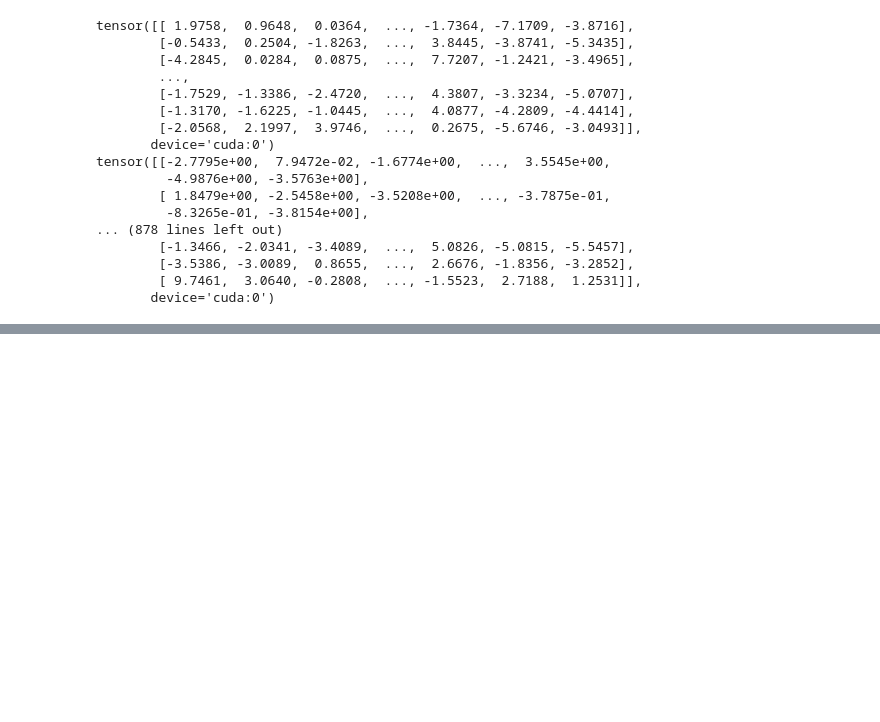
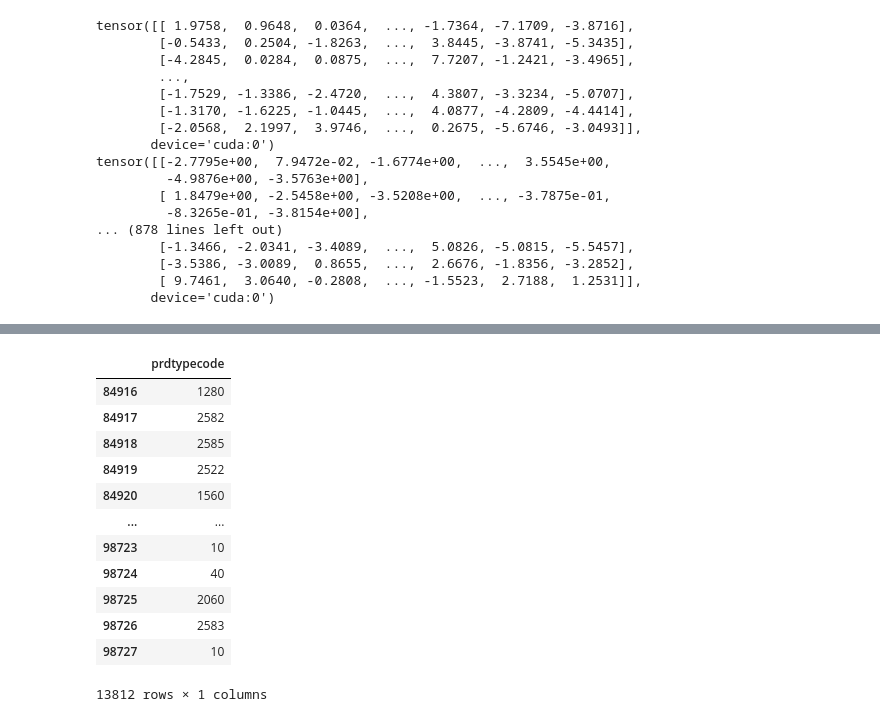
Before and after one commit to gatienc/multimodal_product_data_classification, a Jupyter notebook: notebooks/eval_gatien_fusion_model_clip3.ipynb, the cells around one changed output, grey strips where cells are left out. Drawn from its saved outputs; the diff is of its cells as text; code cells hidden in the pictures; blank space fills up the shorter version.

```diff
--- a/notebooks/eval_gatien_fusion_model_clip3.ipynb
+++ b/notebooks/eval_gatien_fusion_model_clip3.ipynb
@@ -364,0 +460,17 @@ TypeError: can't convert cuda:0 device type tensor to numpy. Use Tensor.cpu() to
+# %%
+df_preds=df_preds.set_index(df_preds.index+84916)
+df_preds
+# %% [output]
+|  | prdtypecode |
+| 84916 | 1280 |
+| 84917 | 2582 |
+| 84918 | 2585 |
+| 84919 | 2522 |
+| 84920 | 1560 |
+| ... | ... |
+| 98723 | 10 |
+| 98724 | 40 |
+| 98725 | 2060 |
+| 98726 | 2583 |
+| 98727 | 10 |
+13812 rows × 1 columns
```
Also changed, not shown: parts of 13 cells of this notebook.
